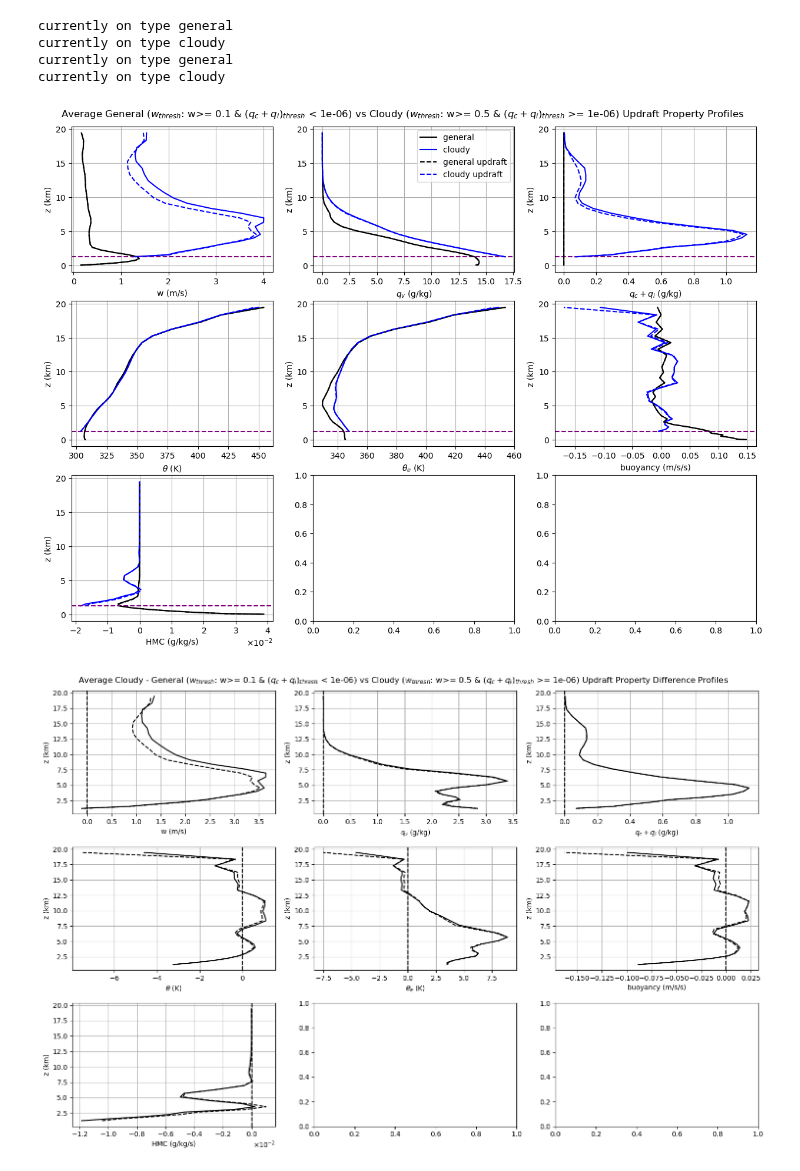
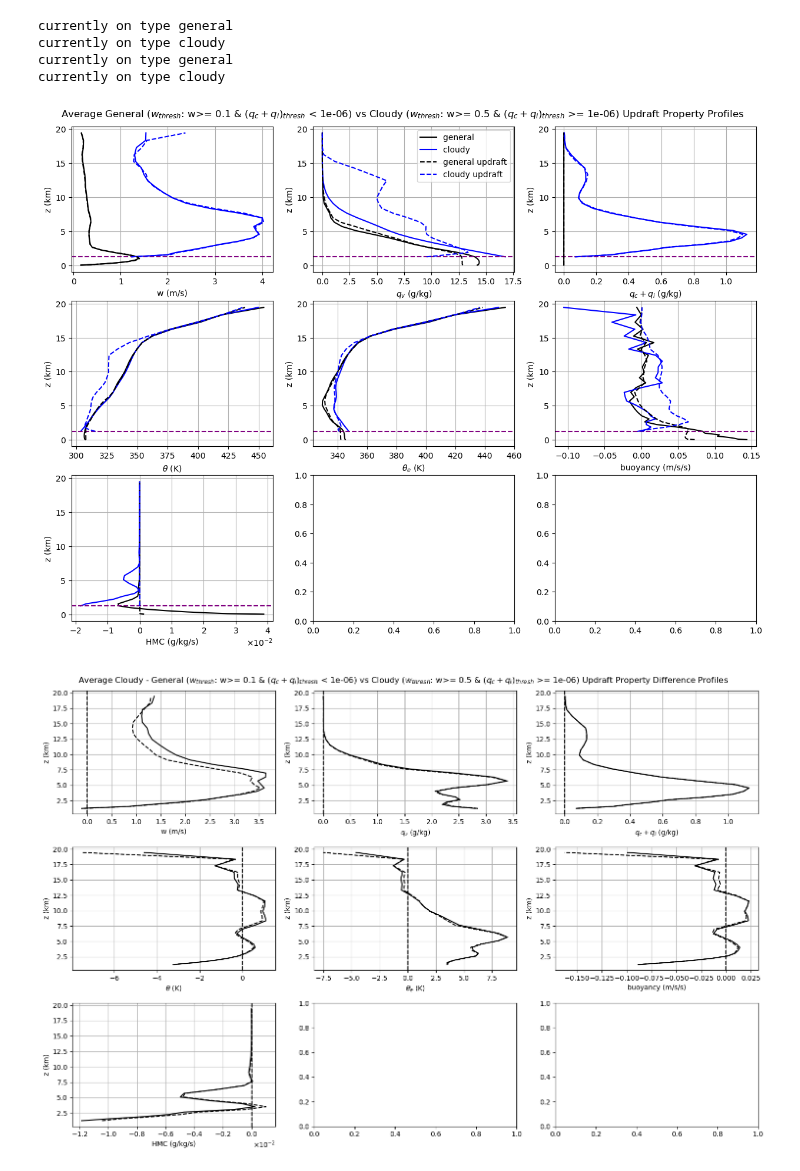
Before and after one commit to torrilab/DCI-Project, a Jupyter notebook: Code/Project_Algorithms/Domain_Profiles/Eulerian+Lagrangian_Updrafts.ipynb, the cells around one changed output. Saved outputs shown, nothing was run; the diff lists cells and outputs as text; code cells hidden in the pictures.

```diff
--- a/Code/Project_Algorithms/Domain_Profiles/Eulerian+Lagrangian_Updrafts.ipynb
+++ b/Code/Project_Algorithms/Domain_Profiles/Eulerian+Lagrangian_Updrafts.ipynb
@@ -111,11 +111,16 @@ lw=0.8
 for type in ["general","cloudy"]:
     print(f'currently on type {type}')
 
-    dir2=dir+'Project_Algorithms/Vertical+Budget_Profiles/'
+    dir2=dir+'Project_Algorithms/Domain_Profiles/'
+    t_res2="5min";Np_str2="1e6"#TESTING
     if type == "general":
-        input_file = dir2+f'job_out/general_eulerian_profiles_{res}_{Np_str}_5min.h5'
+        input_file = dir2+f'job_out/general_eulerian_profiles_{res}_{t_res}_{Np_str}.h5'
+        # input_file = dir2+f'job_out/general_eulerian_profiles_1km_1e6_5min.h5'
+
     elif type == "cloudy":
-        input_file = dir2+f'job_out/cloudy_eulerian_profiles_{res}_{Np_str}_5min.h5'
+        input_file = dir2+f'job_out/cloudy_eulerian_profiles_{res}_{Np_str}_{t_res}.h5'
+        # input_file = dir2+f'job_out/cloudy_eulerian_profiles_1km_1e6_5min.h5'
+
 
     with h5py.File(input_file, 'r') as f:
         profile_w = np.array(f['profile_w'])
@@ -178,9 +183,9 @@ for type in ["general", "cloudy"]:
     print(f'currently on type {type}')
 
     if type == "general":
-        input_file = dir2+f'job_out/general_lagrangian_profiles_{res}_{Np_str}_5min.h5'
+        input_file = dir2+f'job_out/general_lagrangian_profiles_{res}_{t_res}_{Np_str}.h5'
     elif type == "cloudy":
-        input_file = dir2+f'job_out/cloudy_lagrangian_profiles_{res}_{Np_str}_5min.h5'
+        input_file = dir2+f'job_out/cloudy_lagrangian_profiles_{res}_{t_res}_{Np_str}.h5'
 
 
     with h5py.File(input_file, 'r') as f:
@@ -221,34 +226,34 @@ for type in ["general", "cloudy"]:
     for var, axis, xlabel in zip(vars, axises, xlabels):
         if type == 'general':
             color = 'k'
         elif type == 'cloudy':
             color = 'blue'
 
         plotting(globals()[f"out_{var}"], axis, label=type + ' updraft', color=color,linestyle='dashed')
         # ####################################### #***
         # profile=globals()[f"out_{var}"]
         # SE_profile=globals()[f"SE_profile_{var}"]; SE=averaged_profile_SE(SE_profile)
         # axis.fill_betweenx(profile[:, 1], profile[:, 0] - 1.96*SE[0], profile[:, 0] + 1.96*SE[0], color=color, alpha=0.1)
         # #######################################
 
         axis.set_ylabel('z (km)')
         axis.set_xlabel(xlabel)
         if axis==ax2:
             axis.legend()  # add legend
 
         if axis==ax7:
             apply_scientific_notation([axis])
 ############################
 
 #save plot
 
 plt.savefig(dir+f'Project_Algorithms/plots/eulerian+lagrangian_generalvscloudy_updraft_profile_{res}_{Np_str}.jpg', bbox_inches='tight', dpi=300) #uncomment if "general updrafts"
 # %% [output]
 currently on type general
 currently on type cloudy
 currently on type general
 currently on type cloudy
-[figure, old version]
+[figure, new version]
 # %%
 def average_difference(array1, array2):
     out_var_one=averaged_profiles(array1)
```
Also changed, not shown: parts of 1 cell of this notebook, 26 other files.
